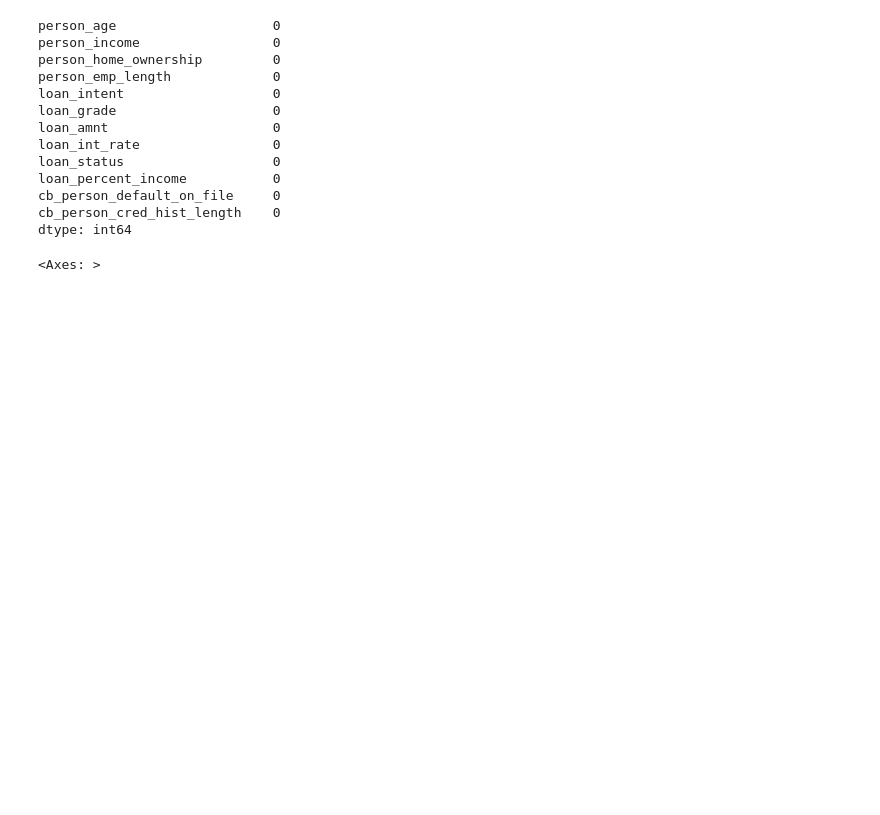
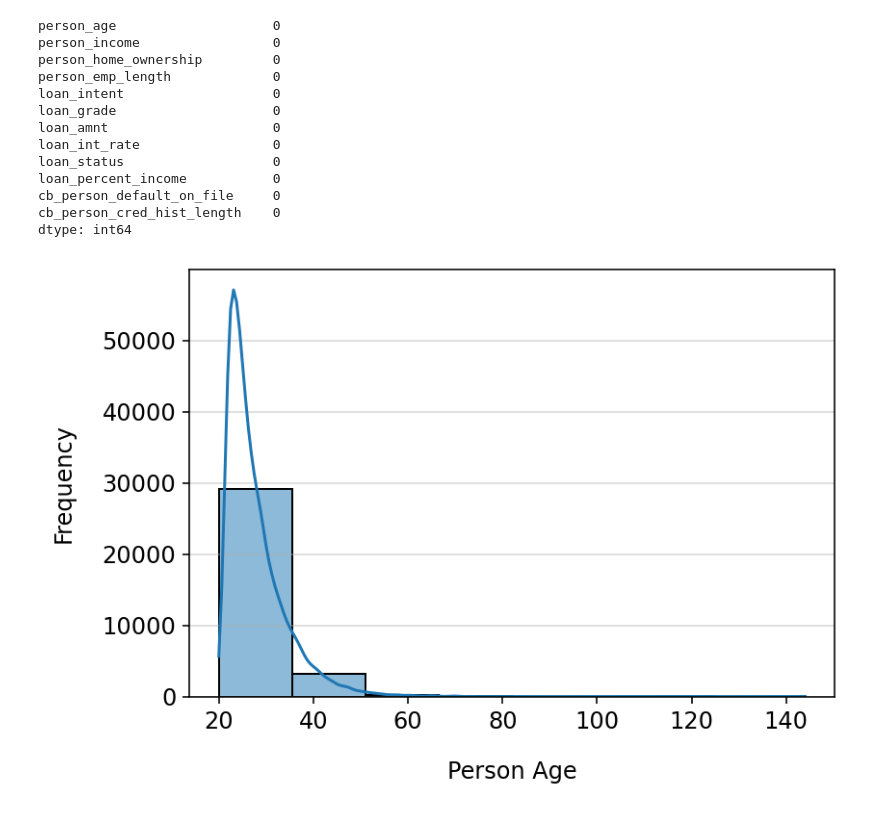
Before and after one commit to faadeola/credit-risk-ml-classification, a Jupyter notebook: credit_class_ml_performace.ipynb, the cells around one changed output. Drawn from its saved outputs; the diff is of its cells as text; code cells hidden in the pictures; blank space fills up the shorter version.

```diff
--- a/credit_class_ml_performace.ipynb
+++ b/credit_class_ml_performace.ipynb
@@ -95,8 +95,8 @@ dtype: int64
 credit_columns = credit.columns
 
 """ Group numerical and categorical data type"""
-num_columns = credit.select_dtypes(include=["int","float"]) #For numerical data types
-cat_columns = credit.select_dtypes(include="object") #For categorical data types
+numerical_columns = credit.select_dtypes(include=["int","float"]) #For numerical data types
+categorical_columns = credit.select_dtypes(include="object") #For categorical data types
 # %%
 credit['loan_intent'].value_counts()
 # %% [output]
@@ -145,14 +145,14 @@ dtype: int64
 """ Fill missing values in the order of Mode (categorical data) and Mean (Numerical data) """
 
 #Fill categorical data
-for cat in cat_columns:
-    if credit[cat].isnull().sum() > 0:
-        credit[cat] = credit[cat].fillna(credit[cat].mode())
+for column in categorical_columns:
+    if credit[column].isnull().sum() > 0:
+        credit[column] = credit[column].fillna(credit[column].mode())
 
 # Fill numerical data
-for cat in num_columns:
-    if credit[cat].isnull().sum() > 0:
-        credit[cat] = credit[cat].fillna(credit[cat].mean())
+for column in numerical_columns:
+    if credit[column].isnull().sum() > 0:
+        credit[column] = credit[column].fillna(credit[column].mean())
 # %%
 # Check if null value still exists
 credit.isnull().sum()
@@ -178,13 +178,15 @@ age_label = ['20-30','31-50','51-69','70+']
 
 # create group and add to daataset as a new column
 credit['age_group'] = pd.cut(credit['person_age'],bins=4, labels=age_label, right=True, include_lowest=True)
-# %%
-credit['loan_status'].plot(kind='bar')
-# %% [output]
-<Axes: >
 # %%
-# sns.histplot(data=credit,x='person_age', bins= 8 ,kde=True)
-# plt.grid(alpha=0.5, axis='y')
+fig, ax = plt.subplots(figsize=(6,4), dpi=144)
+sns.histplot(data=credit,x='person_age', bins= 8 ,kde=True)
+plt.grid(alpha=0.5, axis='y')
+ax.set_xlabel('Person Age')
+ax.set_ylabel('Frequency')
+plt.show()
+# %% [output]
+[figure, added]
 # %%
 # sns.countplot(data=credit,x="loan_status", hue="loan_status",legend=True)
 # plt.xlabel("Loan Status")
```
Also changed, not shown: parts of 2 cells of this notebook.
